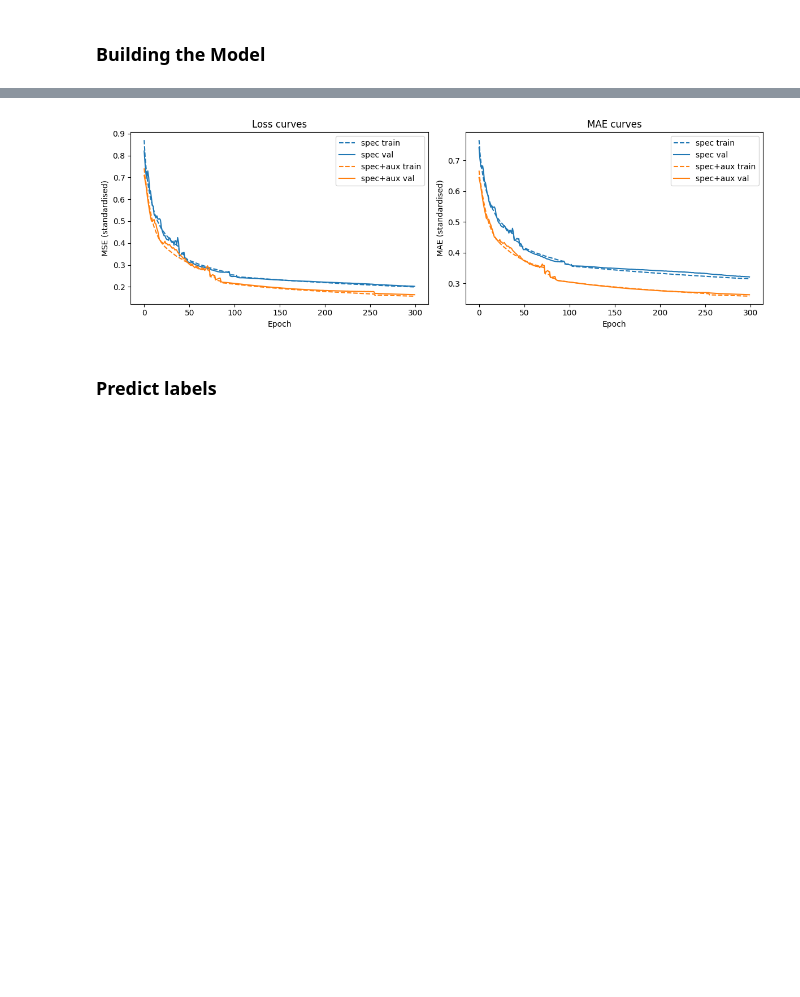
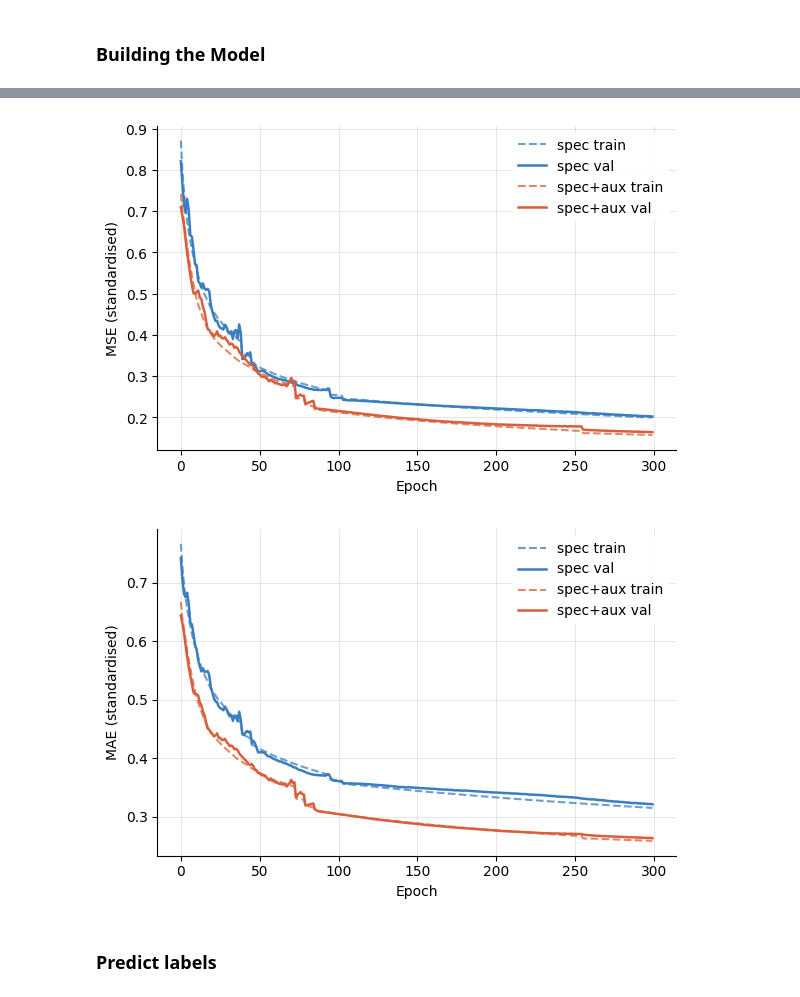
Before and after one commit to eiseleb47/DataScience, a Jupyter notebook: Worksheet_7/worksheet_7_Benjamin.ipynb, the cells around one changed output, grey strips where cells are left out. Drawn from its saved outputs; the diff is of its cells as text; code cells hidden in the pictures; blank space fills up the shorter version.

```diff
--- a/Worksheet_7/worksheet_7_Benjamin.ipynb
+++ b/Worksheet_7/worksheet_7_Benjamin.ipynb
@@ -242,23 +249,37 @@ Epoch 300/300
 # %%
-# Overlay loss/MAE curves of both models on the same axes for direct comparison.
-fig, ax = plt.subplots(1, 2, figsize=(12, 4))
-ax[0].plot(history_spec.history["loss"], label="spec train", color="C0", ls="--")
-ax[0].plot(history_spec.history["val_loss"], label="spec val", color="C0")
-ax[0].plot(history_full.history["loss"], label="spec+aux train", color="C1", ls="--")
-ax[0].plot(history_full.history["val_loss"], label="spec+aux val", color="C1")
-ax[0].set_xlabel("Epoch"); ax[0].set_ylabel("MSE (standardised)"); ax[0].legend()
-ax[0].set_title("Loss curves")
+SPEC_COLOR = "#3A7EBF"
+FULL_COLOR = "#D95F3B"
 
-ax[1].plot(history_spec.history["mae"], label="spec train", color="C0", ls="--")
-ax[1].plot(history_spec.history["val_mae"], label="spec val", color="C0")
-ax[1].plot(history_full.history["mae"], label="spec+aux train", color="C1", ls="--")
-ax[1].plot(history_full.history["val_mae"], label="spec+aux val", color="C1")
-ax[1].set_xlabel("Epoch"); ax[1].set_ylabel("MAE (standardised)"); ax[1].legend()
-ax[1].set_title("MAE curves")
-plt.tight_layout()
+# Figure 1 — Loss curves
+fig, ax = plt.subplots(figsize=(6, 4))
+ax.plot(history_spec.history["loss"],     label="spec train",     color=SPEC_COLOR, ls="--", lw=1.5, alpha=0.75)
+ax.plot(history_spec.history["val_loss"], label="spec val",       color=SPEC_COLOR, lw=1.8)
+ax.plot(history_full.history["loss"],     label="spec+aux train", color=FULL_COLOR, ls="--", lw=1.5, alpha=0.75)
+ax.plot(history_full.history["val_loss"], label="spec+aux val",   color=FULL_COLOR, lw=1.8)
+ax.set_xlabel("Epoch")
+ax.set_ylabel("MSE (standardised)")
+ax.legend(framealpha=0.9, edgecolor="none")
+ax.spines[["top", "right"]].set_visible(False)
+ax.grid(True, color="gray", alpha=0.2, lw=0.7)
+fig.tight_layout()
 plt.show()
+
+# Figure 2 — MAE curves
+fig, ax = plt.subplots(figsize=(6, 4))
+ax.plot(history_spec.history["mae"],     label="spec train",     color=SPEC_COLOR, ls="--", lw=1.5, alpha=0.75)
+ax.plot(history_spec.history["val_mae"], label="spec val",       color=SPEC_COLOR, lw=1.8)
+ax.plot(history_full.history["mae"],     label="spec+aux train", color=FULL_COLOR, ls="--", lw=1.5, alpha=0.75)
+ax.plot(history_full.history["val_mae"], label="spec+aux val",   color=FULL_COLOR, lw=1.8)
+ax.set_xlabel("Epoch")
+ax.set_ylabel("MAE (standardised)")
+ax.legend(framealpha=0.9, edgecolor="none")
+ax.spines[["top", "right"]].set_visible(False)
+ax.grid(True, color="gray", alpha=0.2, lw=0.7)
+fig.tight_layout()
+plt.show()
 # %% [output]
-[figure, old version]
+[figure, new version]
+[figure, added]
 # %% [markdown]
 ### Predict labels
 # %%
```
Also changed, not shown: parts of 7 cells of this notebook.
